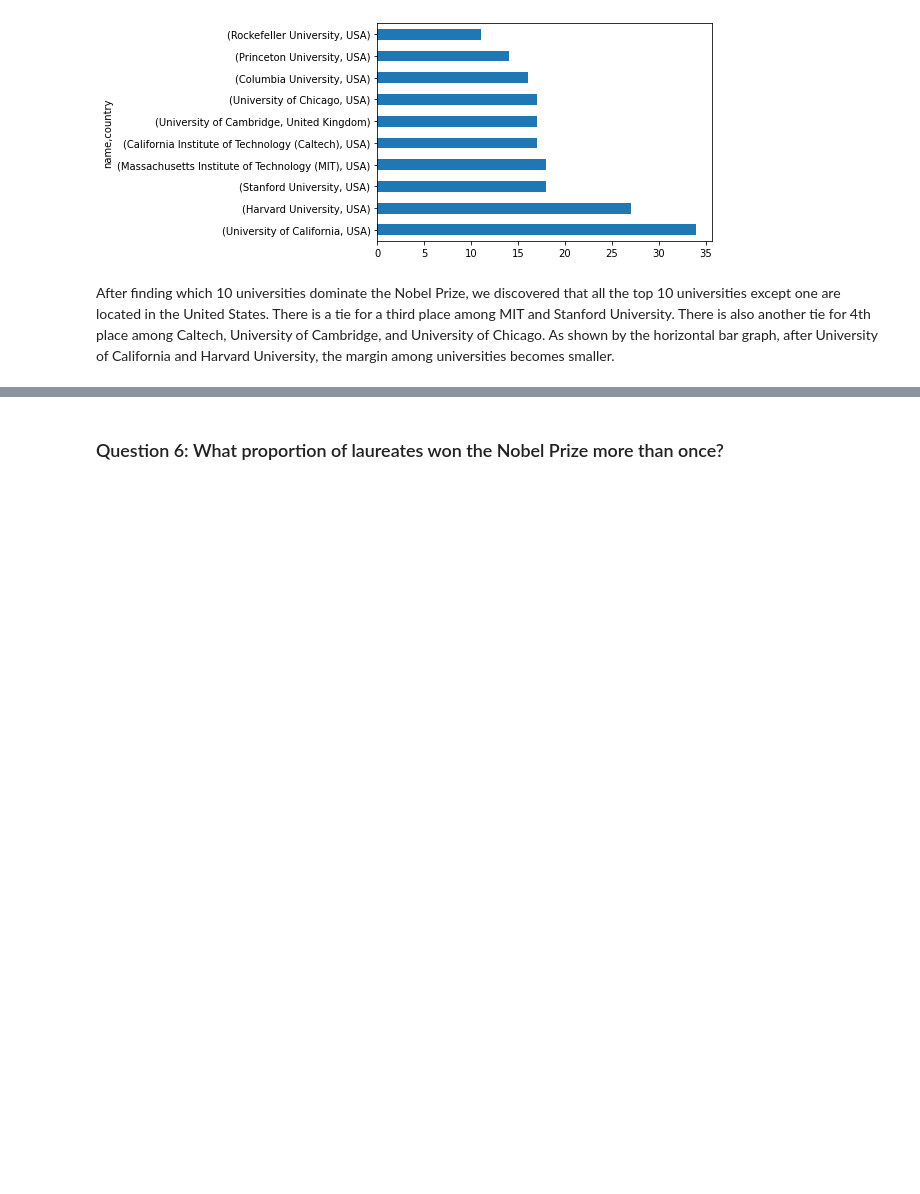
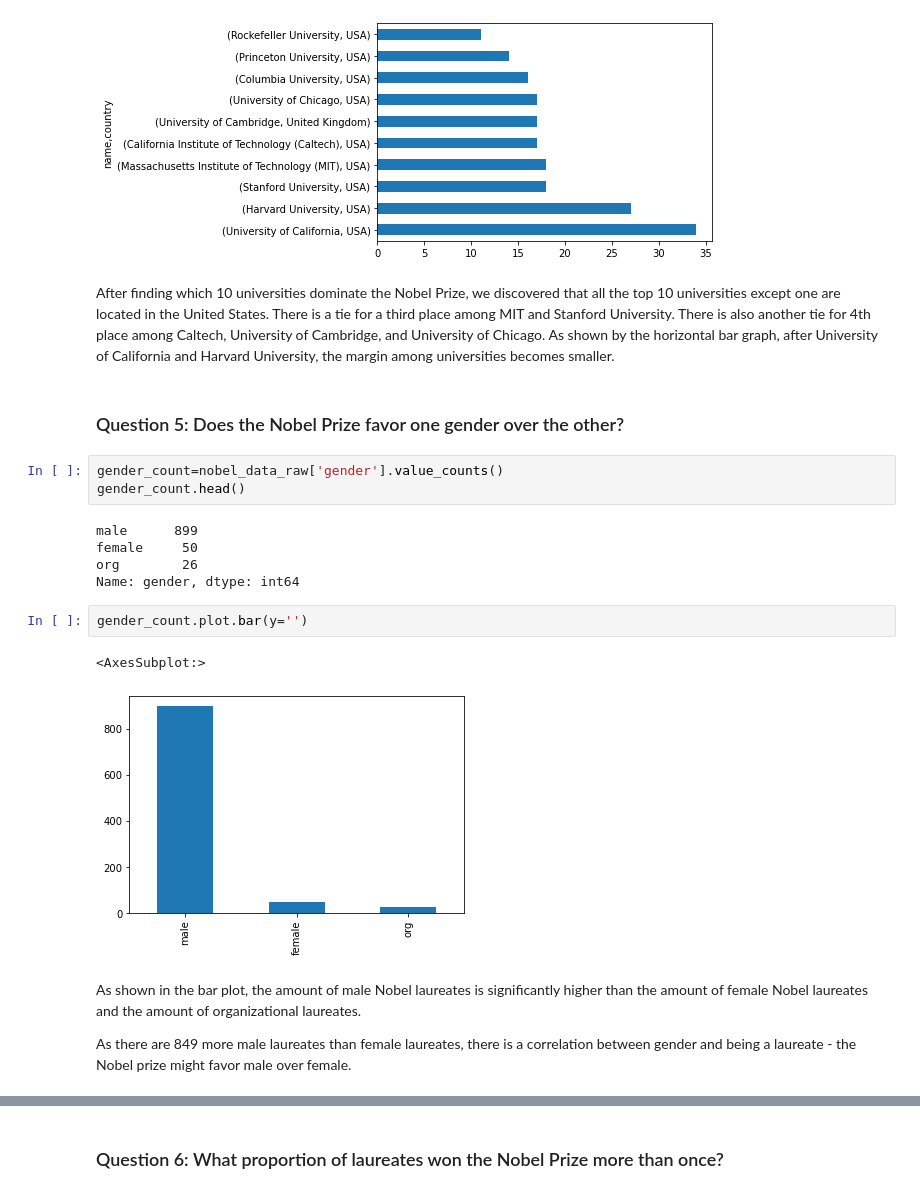
Before and after one commit to qbello22/2950-Project, a Jupyter notebook: nobel-prize.ipynb, the cells around one changed output, grey strips where cells are left out. Saved outputs shown, nothing was run; the diff lists cells and outputs as text; blank space fills up the shorter version.

```diff
--- a/nobel-prize.ipynb
+++ b/nobel-prize.ipynb
@@ -225,3 +225,22 @@ university_data_plot = university_data.plot.barh(y = 'name')
 [figure]
 # %% [markdown]
 After finding which 10 universities dominate the Nobel Prize, we discovered that all the top 10 universities except one are located in the United States. There is a tie for a third place among MIT and Stanford University. There is also another tie for 4th place among Caltech, University of Cambridge, and University of Chicago. As shown by the horizontal bar graph, after University of California and Harvard University, the margin among universities becomes smaller.
+# %% [markdown]
+### Question 5: Does the Nobel Prize favor one gender over the other?
+# %%
+gender_count=nobel_data_raw['gender'].value_counts()
+gender_count.head()
+# %% [output]
+male      899
+female     50
+org        26
+Name: gender, dtype: int64
+# %%
+gender_count.plot.bar(y='')
+# %% [output]
+<AxesSubplot:>
+[figure, added]
+# %% [markdown]
+As shown in the bar plot, the amount of male Nobel laureates is significantly higher than the amount of female Nobel laureates and the amount of organizational laureates.
+
+As there are 849 more male laureates than female laureates, there is a correlation between gender and being a laureate - the Nobel prize might favor male over female.
```
Also changed, not shown: parts of 3 cells of this notebook.
